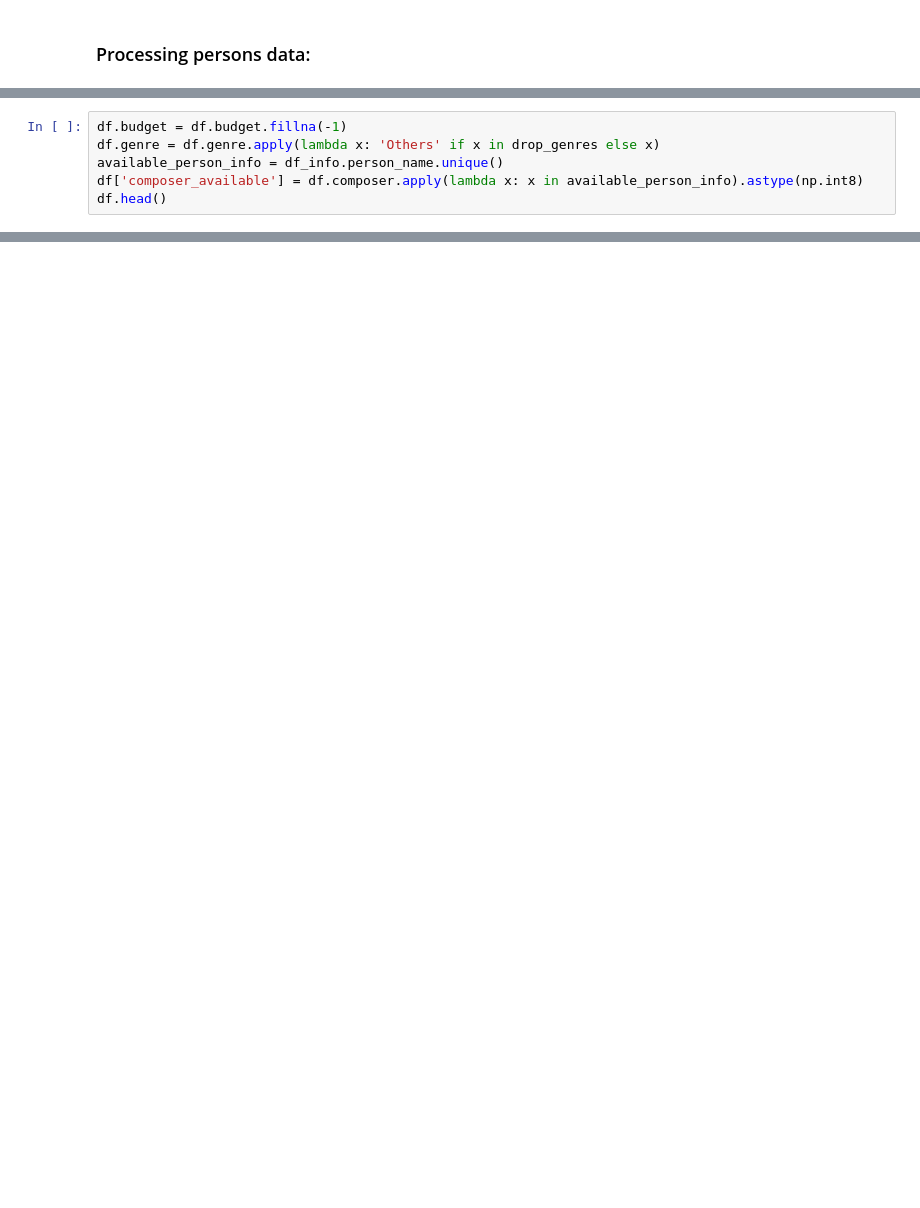
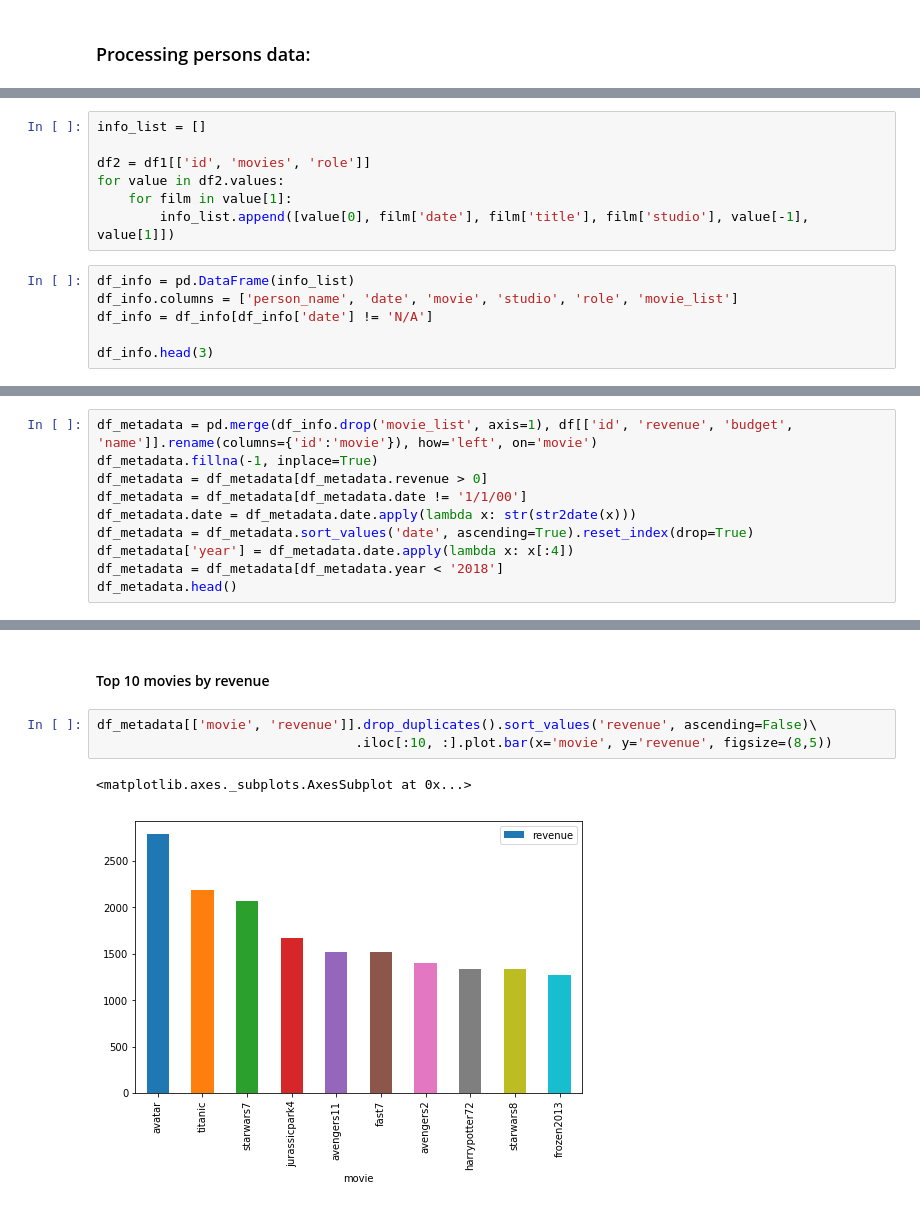
Before and after one commit to ZzerozZ/MovieRevenuePredicter, a Jupyter notebook: Movies_Preprocess.ipynb, the cells around one changed output, grey strips where cells are left out. Saved outputs shown, nothing was run; the diff lists cells and outputs as text; blank space fills up the shorter version.

```diff
--- a/Movies_Preprocess.ipynb
+++ b/Movies_Preprocess.ipynb
@@ -394,6 +309,0 @@ df.shape, df_info.shape
-# %%
-df.budget = df.budget.fillna(-1)
-df.genre = df.genre.apply(lambda x: 'Others' if x in drop_genres else x)
-available_person_info = df_info.person_name.unique()
-df['composer_available'] = df.composer.apply(lambda x: x in available_person_info).astype(np.int8)
-df.head()
@@ -462,0 +356,13 @@ save_obj(df, 'obj/movie_feats')
+# %%
+info_list = []
+
+df2 = df1[['id', 'movies', 'role']]
+for value in df2.values:
+    for film in value[1]:
+        info_list.append([value[0], film['date'], film['title'], film['studio'], value[-1], value[1]])
+# %%
+df_info = pd.DataFrame(info_list)
+df_info.columns = ['person_name', 'date', 'movie', 'studio', 'role', 'movie_list']
+df_info = df_info[df_info['date'] != 'N/A']
+
+df_info.head(3)
@@ -462,0 +377,10 @@ save_obj(df, 'obj/movie_feats')
+# %%
+df_metadata = pd.merge(df_info.drop('movie_list', axis=1), df[['id', 'revenue', 'budget', 'name']].rename(columns={'id':'movie'}), how='left', on='movie')
+df_metadata.fillna(-1, inplace=True)
+df_metadata = df_metadata[df_metadata.revenue > 0]
+df_metadata = df_metadata[df_metadata.date != '1/1/00']
+df_metadata.date = df_metadata.date.apply(lambda x: str(str2date(x)))
+df_metadata = df_metadata.sort_values('date', ascending=True).reset_index(drop=True)
+df_metadata['year'] = df_metadata.date.apply(lambda x: x[:4])
+df_metadata = df_metadata[df_metadata.year < '2018']
+df_metadata.head()
@@ -462,0 +394,8 @@ save_obj(df, 'obj/movie_feats')
+# %% [markdown]
+#### Top 10 movies by revenue
+# %%
+df_metadata[['movie', 'revenue']].drop_duplicates().sort_values('revenue', ascending=False)\
+                                 .iloc[:10, :].plot.bar(x='movie', y='revenue', figsize=(8,5))
+# %% [output]
+<matplotlib.axes._subplots.AxesSubplot at 0x...>
+[figure, added]
```
Also changed, not shown: parts of 70 cells of this notebook, 8 other files.
